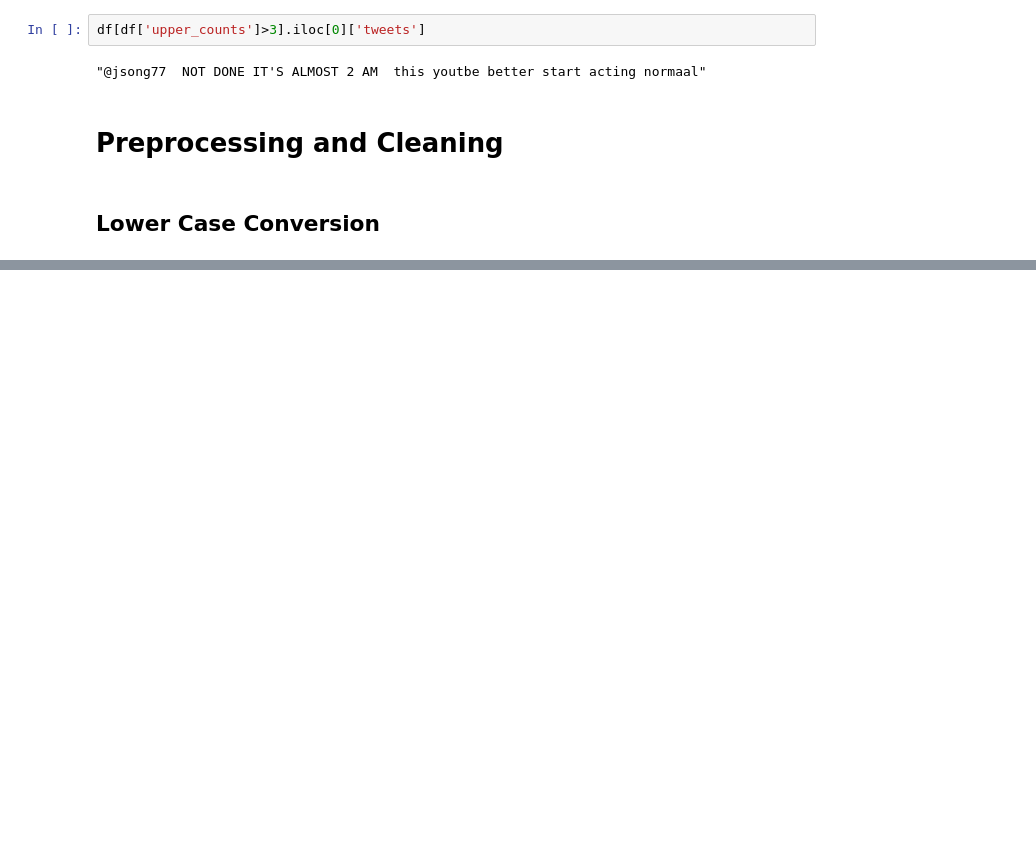
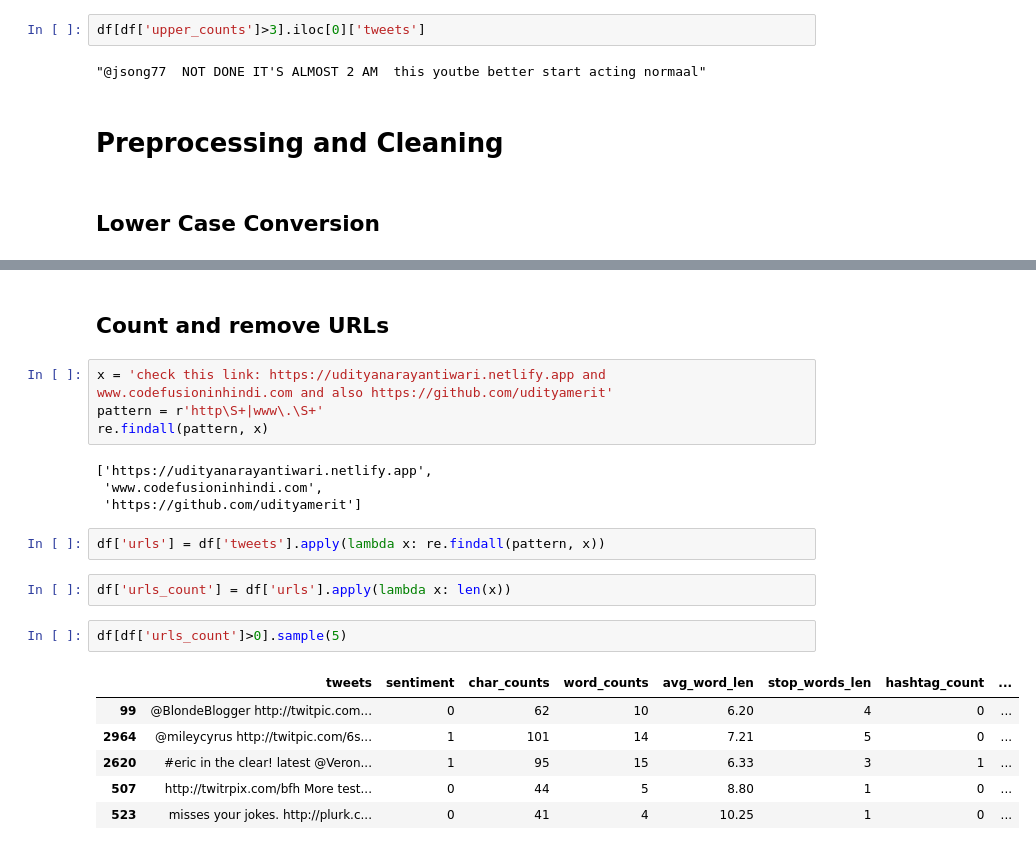
Before and after one commit to udityamerit/Natural-Language-Processing-Mastery-in-Python, a Jupyter notebook: 05 Complete Text Processing In NLP/Complete Text Processing.ipynb, the cells around one changed output, grey strips where cells are left out. Drawn from its saved outputs; the diff is of its cells as text; blank space fills up the shorter version.

```diff
--- a/05 Complete Text Processing In NLP/Complete Text Processing.ipynb
+++ b/05 Complete Text Processing In NLP/Complete Text Processing.ipynb
@@ -187,0 +285,23 @@ df[df['upper_counts']>3].iloc[0]['tweets']
+# %% [markdown]
+## Count and remove URLs
+# %%
+x = 'check this link: https://udityanarayantiwari.netlify.app and www.codefusioninhindi.com and also https://github.com/udityamerit'
+pattern = r'http\S+|www\.\S+'
+re.findall(pattern, x)
+# %% [output]
+['https://udityanarayantiwari.netlify.app',
+ 'www.codefusioninhindi.com',
+ 'https://github.com/udityamerit']
+# %%
+df['urls'] = df['tweets'].apply(lambda x: re.findall(pattern, x))
+# %%
+df['urls_count'] = df['urls'].apply(lambda x: len(x))
+# %%
+df[df['urls_count']>0].sample(5)
+# %% [output]
+|  | tweets | sentiment | char_counts | word_counts | avg_word_len | stop_words_len | hashtag_count | ... |
+| 99 | @BlondeBlogger http://twitpic.com... | 0 | 62 | 10 | 6.20 | 4 | 0 | ... |
+| 2964 | @mileycyrus http://twitpic.com/6s... | 1 | 101 | 14 | 7.21 | 5 | 0 | ... |
+| 2620 | #eric in the clear! latest @Veron... | 1 | 95 | 15 | 6.33 | 3 | 1 | ... |
+| 507 | http://twitrpix.com/bfh More test... | 0 | 44 | 5 | 8.80 | 1 | 0 | ... |
+| 523 | misses your jokes. http://plurk.c... | 0 | 41 | 4 | 10.25 | 1 | 0 | ... |
```
Also changed, not shown: parts of 31 cells of this notebook, 2 other files.
